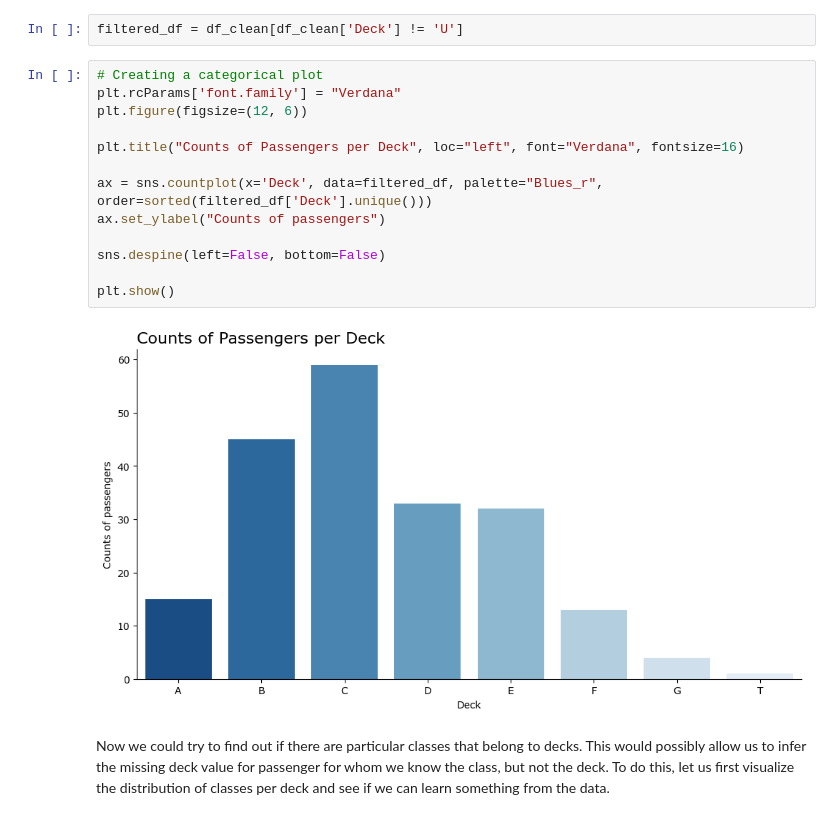
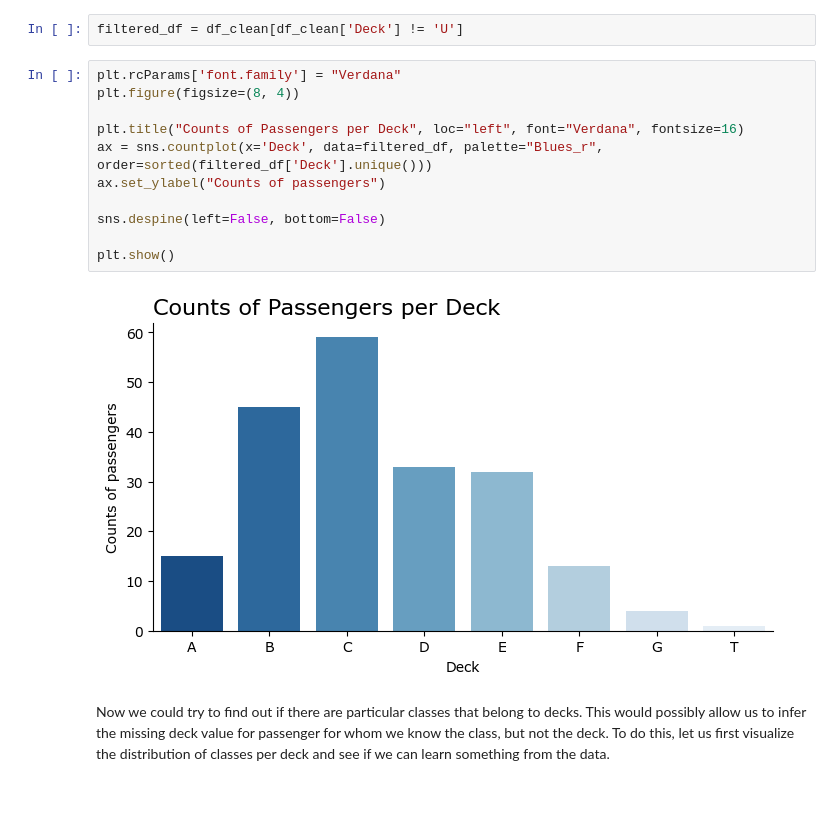
Before and after one commit to n3ur0mancer/kaggle_titanic_competition, a Jupyter notebook: titanic_comp_full.ipynb, the cells around one changed output. Cells and saved outputs as stored; diff of their text form.

```diff
--- a/titanic_comp_full.ipynb
+++ b/titanic_comp_full.ipynb
@@ -319,20 +330,18 @@ As we can see the U (Unknown) deck takes up the vast majority of the passengers,
 # %%
 filtered_df = df_clean[df_clean['Deck'] != 'U']
 # %%
-# Creating a categorical plot
 plt.rcParams['font.family'] = "Verdana"
-plt.figure(figsize=(12, 6))
+plt.figure(figsize=(8, 4))
 
 plt.title("Counts of Passengers per Deck", loc="left", font="Verdana", fontsize=16)
-
 ax = sns.countplot(x='Deck', data=filtered_df, palette="Blues_r", order=sorted(filtered_df['Deck'].unique()))
 ax.set_ylabel("Counts of passengers")
 
 sns.despine(left=False, bottom=False)
 
 plt.show()
 # %% [output]
-[figure, old version]
+[figure, new version]
 # %% [markdown]
 Now we could try to find out if there are particular classes that belong to decks. This would possibly allow us to infer the missing deck value for passenger for whom we know the class, but not the deck. To do this, let us first visualize the distribution of classes per deck and see if we can learn something from the data.
 # %%
```
Also changed, not shown: parts of 35 cells of this notebook.
